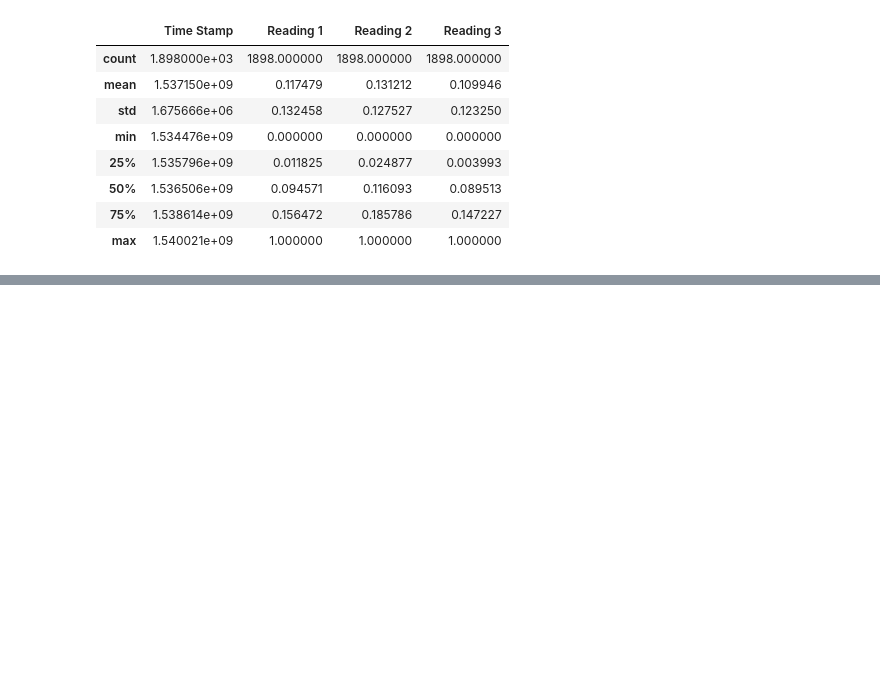
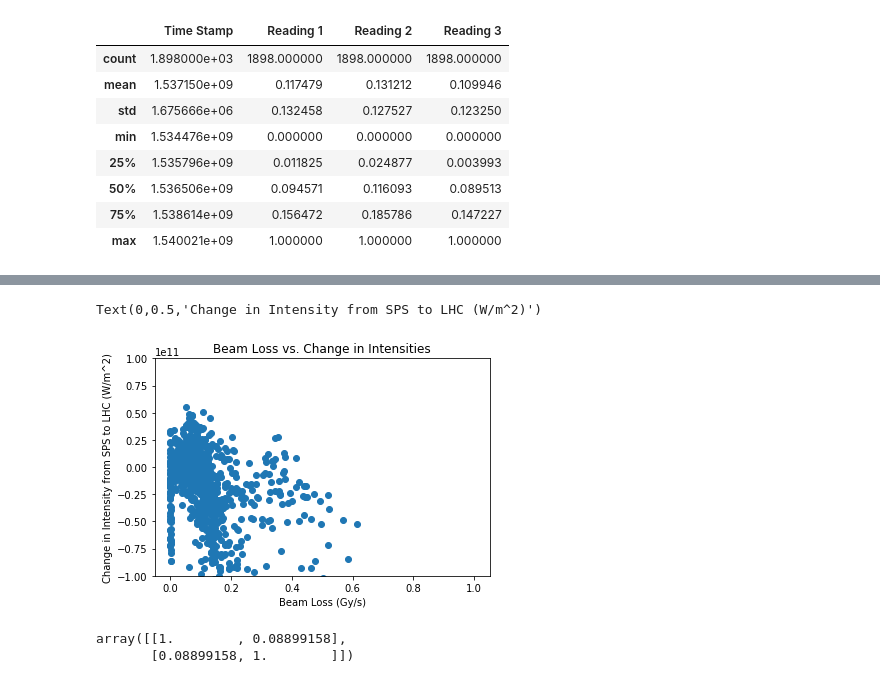
Before and after one commit to mfer0010/BscThesis, a Jupyter notebook: Jupyter Notebook Code/04_Analysing BLM and Intensities Data.ipynb, the cells around one changed output, grey strips where cells are left out. Saved outputs shown, nothing was run; the diff lists cells and outputs as text; code cells hidden in the pictures; blank space fills up the shorter version.

```diff
--- a/Jupyter Notebook Code/04_Analysing BLM and Intensities Data.ipynb
+++ b/Jupyter Notebook Code/04_Analysing BLM and Intensities Data.ipynb
@@ -35,0 +116,15 @@ Intensities_B1.describe()
+# %%
+fig = plt.plot()
+plt.scatter(BLM_B1['Reading 3'], Intensities_B1['Change in Intensities'])
+plt.ylim(-10e10,10e10)#max(Intensities_B1['Change in Intensities']))
+plt.title('Beam Loss vs. Change in Intensities')
+plt.xlabel('Beam Loss (Gy/s)')
+plt.ylabel('Change in Intensity from SPS to LHC (W/m^2)')
+# %% [output]
+Text(0,0.5,'Change in Intensity from SPS to LHC (W/m^2)')
+[figure, added]
+# %%
+np.corrcoef(BLM_B1['Reading 1'], Intensities_B1['Change in Intensities'])
+# %% [output]
+array([[1.        , 0.08899158],
+       [0.08899158, 1.        ]])
```
Also changed, not shown: parts of 11 cells of this notebook, 4 other files.
